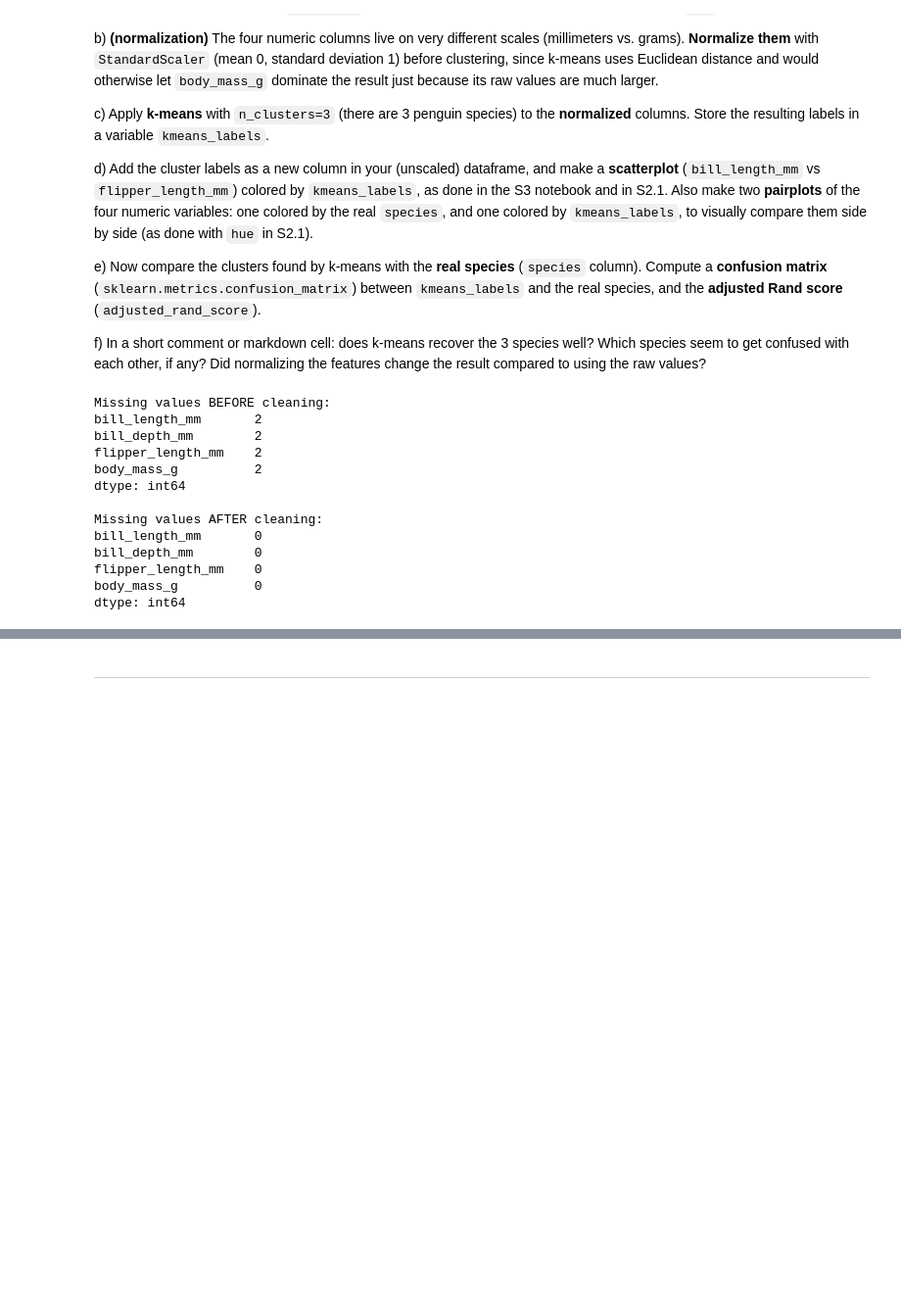
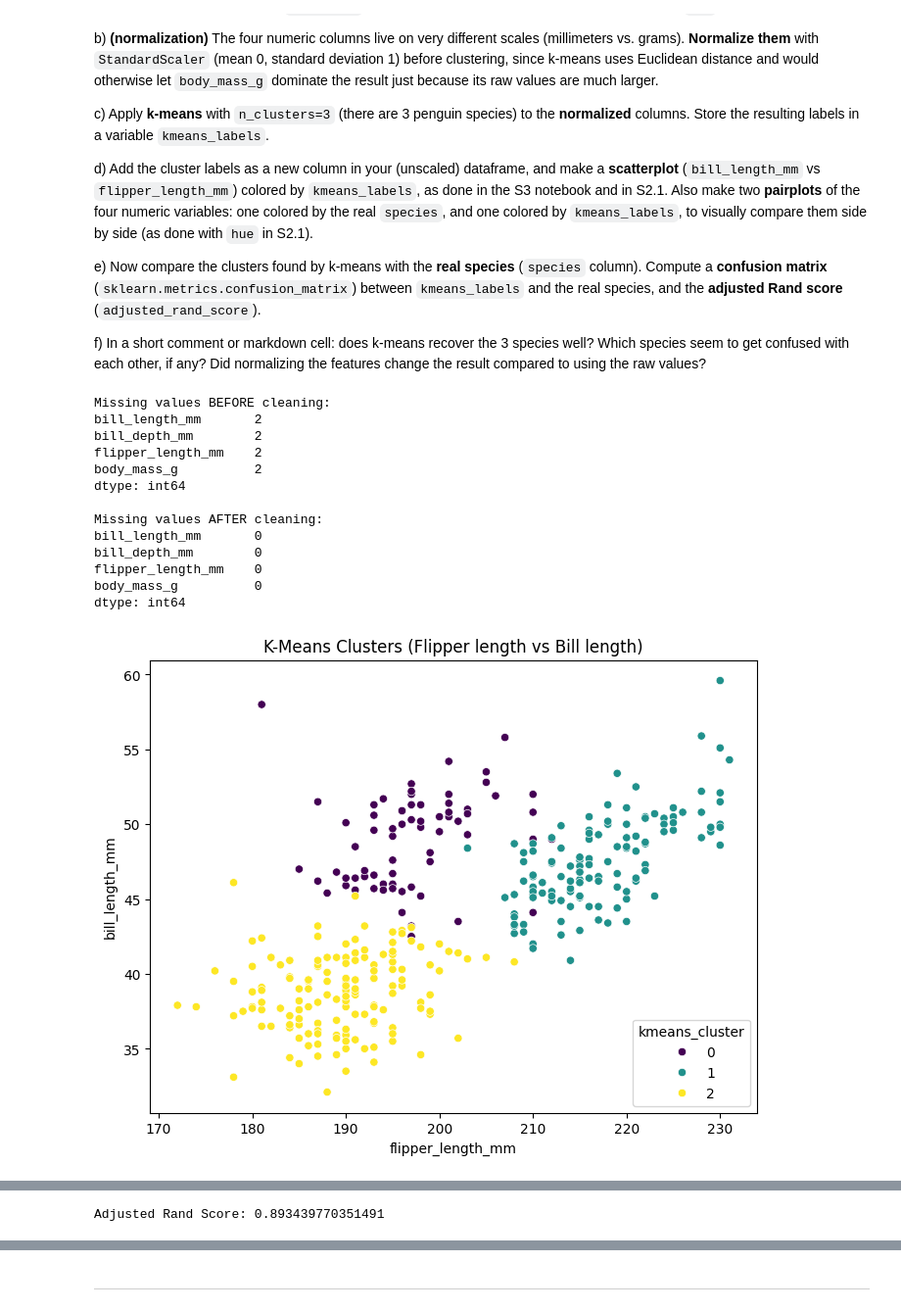
Before and after one commit to serena21ds-lgtm/DATA-ANALYSIS, a Jupyter notebook: S4/S4_FlippedClassroom_Exercises.ipynb, the cells around one changed output, grey strips where cells are left out. Shown at 98% size. Cells and saved outputs as stored; diff of their text form; code cells hidden in the pictures; blank space fills up the shorter version.

```diff
--- a/S4/S4_FlippedClassroom_Exercises.ipynb
+++ b/S4/S4_FlippedClassroom_Exercises.ipynb
@@ -88,30 +88,107 @@ print("\nMissing values AFTER cleaning:")
 print(penguins_clean.isna().sum())
 
 # b) YOUR CODE HERE: normalize the numeric columns with StandardScaler
 penguins_scaled_df = None
 
+# Initialize the StandardScaler
+scaler = StandardScaler()
+
+# Fit the scaler to the clean data and transform it
+penguins_scaled_matrix = scaler.fit_transform(penguins_clean)
+
+# Convert the resulting numpy array back into a pandas DataFrame
+penguins_scaled_df = pd.DataFrame(penguins_scaled_matrix, columns=num_cols)
+
 # c) YOUR CODE HERE: apply KMeans with n_clusters=3 on the normalized data
 kmeans_labels = None
+
+# Initialize KMeans asking for 3 clusters (since we have 3 penguin species)
+kmeans = KMeans(n_clusters=3)
+
+# Fit the model and extract the final result of the algorithm so our predicted cluster labels (0, 1, or 2)
+kmeans_labels = kmeans.fit_predict(penguins_scaled_df)
 
 # d) YOUR CODE HERE: add kmeans_labels to penguins_clean, plot bill_length_mm vs flipper_length_mm colored by cluster,
 #    and make two pairplots (one hue='species', one hue=kmeans cluster)
 
+# Create a copy of the unscaled dataframe for the next step
+df_plot = penguins_clean.copy()
+
+# Add the predicted K-Means labels as a new column
+df_plot['kmeans_cluster'] = kmeans_labels
+
+# Extract the real species names (ground truth) from the original dataframe (penguins) using loc function
+# but selecting only the rows of clean dataset. Then we add it to df_plot for comparison
+df_plot['real_species'] = penguins.loc[penguins_clean.index, 'species']
+
+# Plot 1: Scatterplot (Flipper vs Bill length) colored by K-Means cluster
+plt.figure(figsize=(8,6))
+sns.scatterplot(x='flipper_length_mm', y='bill_length_mm', hue='kmeans_cluster', data=df_plot, palette='viridis')
+plt.title("K-Means Clusters (Flipper length vs Bill length)")
+plt.show()
+
+# Plot 2: Pairplot colored by predicted K-Means cluster
+# We drop the 'real_species' column so it doesn't interfere with the pairplot
+sns.pairplot(df_plot.drop('real_species', axis=1), hue='kmeans_cluster', palette='viridis')
+plt.suptitle("Pairplot: Grouped by K-Means Clusters")
+plt.show()
+
+# Plot 3: Pairplot colored by actual biological species
+# We drop the 'kmeans_cluster' column for this comparison
+sns.pairplot(df_plot.drop('kmeans_cluster', axis=1), hue='real_species', palette='Set1')
+plt.suptitle("Pairplot: Grouped by Real Species")
+plt.show()
+
 
 # e) YOUR CODE HERE: confusion matrix and adjusted Rand score vs real 'species'
 
+# Import the tool to translate text labels (grounf truth) into numbers
+from sklearn.preprocessing import LabelEncoder
+
+# Initialize the LabelEncoder
+le = LabelEncoder()
+
+# Transform the true species column (text) into numeric labels (0, 1, 2) to match K-Means output
+true_labels_numeric = le.fit_transform(df_plot['real_species'])
+
+# Compute the confusion matrix comparing the numeric ground truth against K-Means clusters
+cm = confusion_matrix(true_labels_numeric, kmeans_labels)
+
+# Set up a single plot figure (1 row, 1 column)
+fig, ax = plt.subplots(1, 1, figsize=(6, 5))
+
+# Plot the confusion matrix as a heatmap using:
+# annot=True: shows the numbers inside the squares
+# fmt=".0f": formats the numbers as integers (no decimal points)
+# linewidths/linecolor: draws a green grid between squares
+sns.heatmap(cm, annot=True, linewidths=0.5, linecolor="green", fmt=".0f", ax=ax)
+
+# Add labels to the axes
+plt.xlabel("y_pred (K-Means Clusters)")
+plt.ylabel("y_true (Real Species)")
+plt.title('KMeans Confusion Matrix')
+
+# Display the plot
+plt.show()
+
+# Compute the Adjusted Rand Score to evaluate the clustering performance mathematically
+ars = adjusted_rand_score(true_labels_numeric, kmeans_labels)
+print(f"\nAdjusted Rand Score: {ars}")
+
 
 # f) YOUR CODE HERE (as a comment or markdown cell): interpretation
 # %% [output]
 Missing values BEFORE cleaning:
 bill_length_mm       2
 bill_depth_mm        2
 flipper_length_mm    2
 body_mass_g          2
 dtype: int64
 
 Missing values AFTER cleaning:
 bill_length_mm       0
 bill_depth_mm        0
 flipper_length_mm    0
 body_mass_g          0
 dtype: int64
+[figure, added]
@@ -117,0 +198 @@ dtype: int64
+Adjusted Rand Score: 0.893439770351491
```
Also changed, not shown: parts of 3 cells of this notebook.
